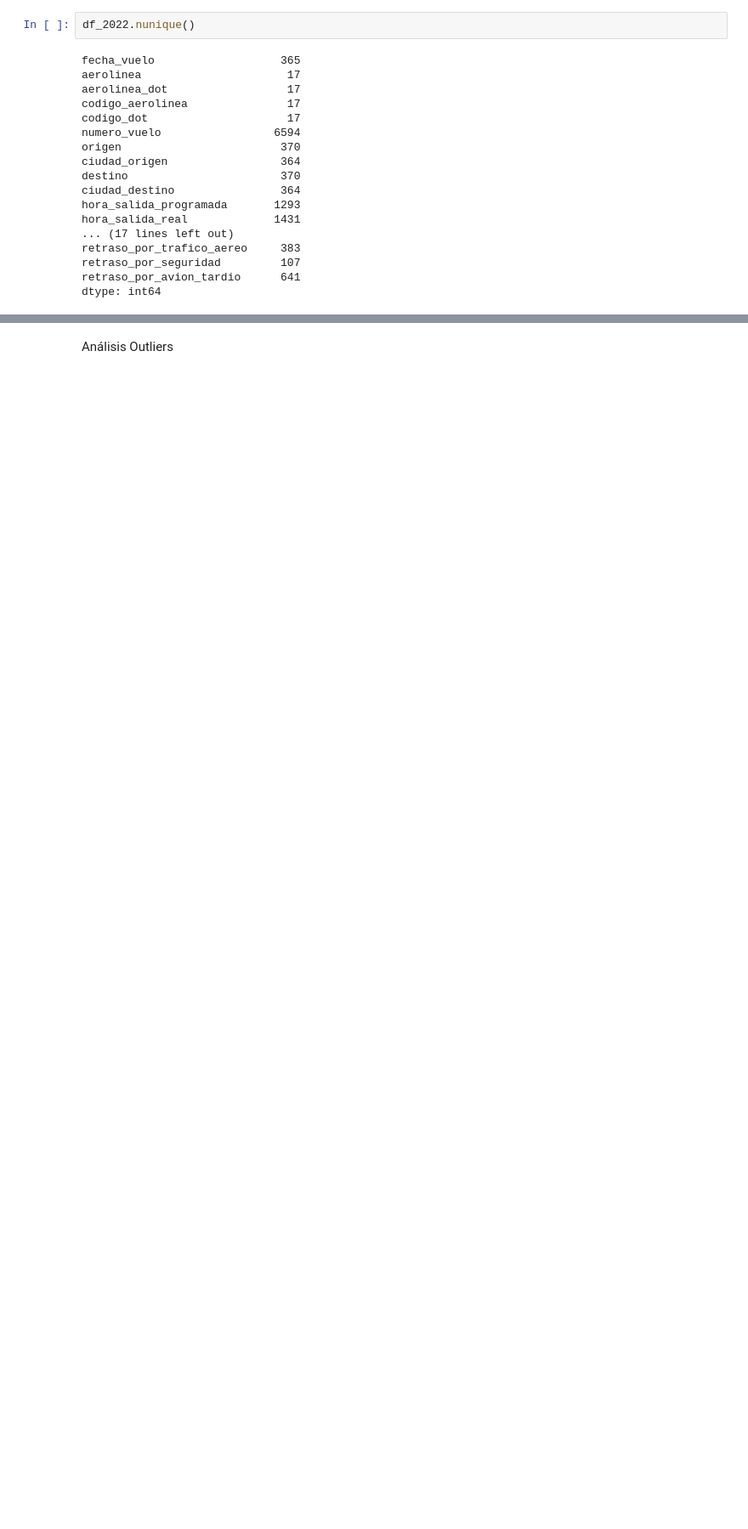
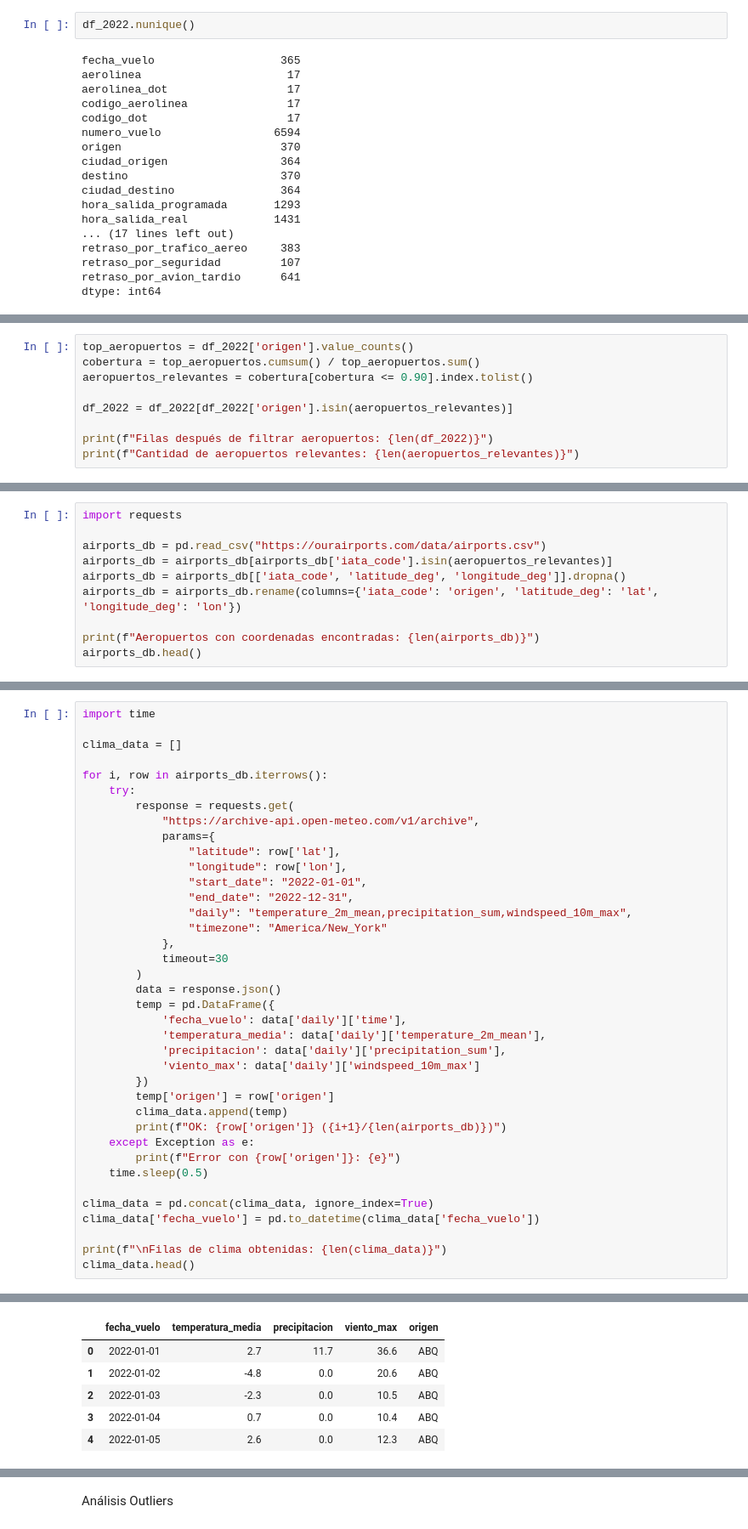
Before and after one commit to Guadacarro/TP_IA, a Jupyter notebook: prediccion.ipynb, the cells around one changed output, grey strips where cells are left out. Shown at 85% size. Cells and saved outputs as stored; diff of their text form; blank space fills up the shorter version.

```diff
--- a/prediccion.ipynb
+++ b/prediccion.ipynb
@@ -111,0 +149,9 @@ dtype: int64
+# %%
+top_aeropuertos = df_2022['origen'].value_counts()
+cobertura = top_aeropuertos.cumsum() / top_aeropuertos.sum()
+aeropuertos_relevantes = cobertura[cobertura <= 0.90].index.tolist()
+
+df_2022 = df_2022[df_2022['origen'].isin(aeropuertos_relevantes)]
+
+print(f"Filas después de filtrar aeropuertos: {len(df_2022)}")
+print(f"Cantidad de aeropuertos relevantes: {len(aeropuertos_relevantes)}")
@@ -111,0 +174,10 @@ dtype: int64
+# %%
+import requests
+
+airports_db = pd.read_csv("https://ourairports.com/data/airports.csv")
+airports_db = airports_db[airports_db['iata_code'].isin(aeropuertos_relevantes)]
+airports_db = airports_db[['iata_code', 'latitude_deg', 'longitude_deg']].dropna()
+airports_db = airports_db.rename(columns={'iata_code': 'origen', 'latitude_deg': 'lat', 'longitude_deg': 'lon'})
+
+print(f"Aeropuertos con coordenadas encontradas: {len(airports_db)}")
+airports_db.head()
@@ -111,0 +194,39 @@ dtype: int64
+# %%
+import time
+
+clima_data = []
+
+for i, row in airports_db.iterrows():
+    try:
+        response = requests.get(
+            "https://archive-api.open-meteo.com/v1/archive",
+            params={
+                "latitude": row['lat'],
+                "longitude": row['lon'],
+                "start_date": "2022-01-01",
+                "end_date": "2022-12-31",
+                "daily": "temperature_2m_mean,precipitation_sum,windspeed_10m_max",
+                "timezone": "America/New_York"
+            },
+            timeout=30
+        )
+        data = response.json()
+        temp = pd.DataFrame({
+            'fecha_vuelo': data['daily']['time'],
+            'temperatura_media': data['daily']['temperature_2m_mean'],
+            'precipitacion': data['daily']['precipitation_sum'],
+            'viento_max': data['daily']['windspeed_10m_max']
+        })
+        temp['origen'] = row['origen']
+        clima_data.append(temp)
+        print(f"OK: {row['origen']} ({i+1}/{len(airports_db)})")
+    except Exception as e:
+        print(f"Error con {row['origen']}: {e}")
+    time.sleep(0.5)
+
+clima_data = pd.concat(clima_data, ignore_index=True)
+clima_data['fecha_vuelo'] = pd.to_datetime(clima_data['fecha_vuelo'])
+
+print(f"\nFilas de clima obtenidas: {len(clima_data)}")
+clima_data.head()
+# %% [output]
@@ -111,0 +250,6 @@ dtype: int64
+|  | fecha_vuelo | temperatura_media | precipitacion | viento_max | origen |
+| 0 | 2022-01-01 | 2.7 | 11.7 | 36.6 | ABQ |
+| 1 | 2022-01-02 | -4.8 | 0.0 | 20.6 | ABQ |
+| 2 | 2022-01-03 | -2.3 | 0.0 | 10.5 | ABQ |
+| 3 | 2022-01-04 | 0.7 | 0.0 | 10.4 | ABQ |
+| 4 | 2022-01-05 | 2.6 | 0.0 | 12.3 | ABQ |
```
Also changed, not shown: parts of 25 cells of this notebook, 1 other file.
